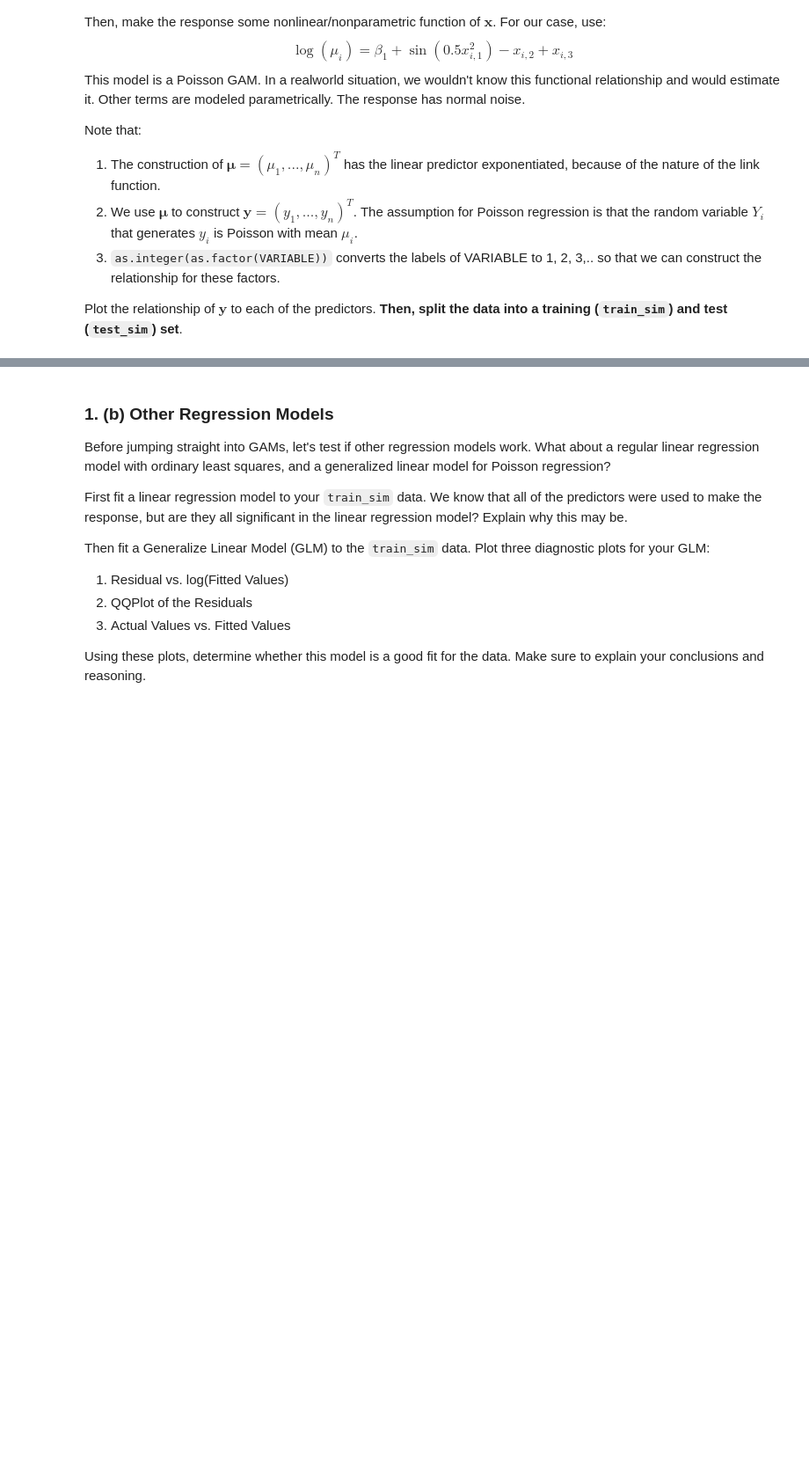
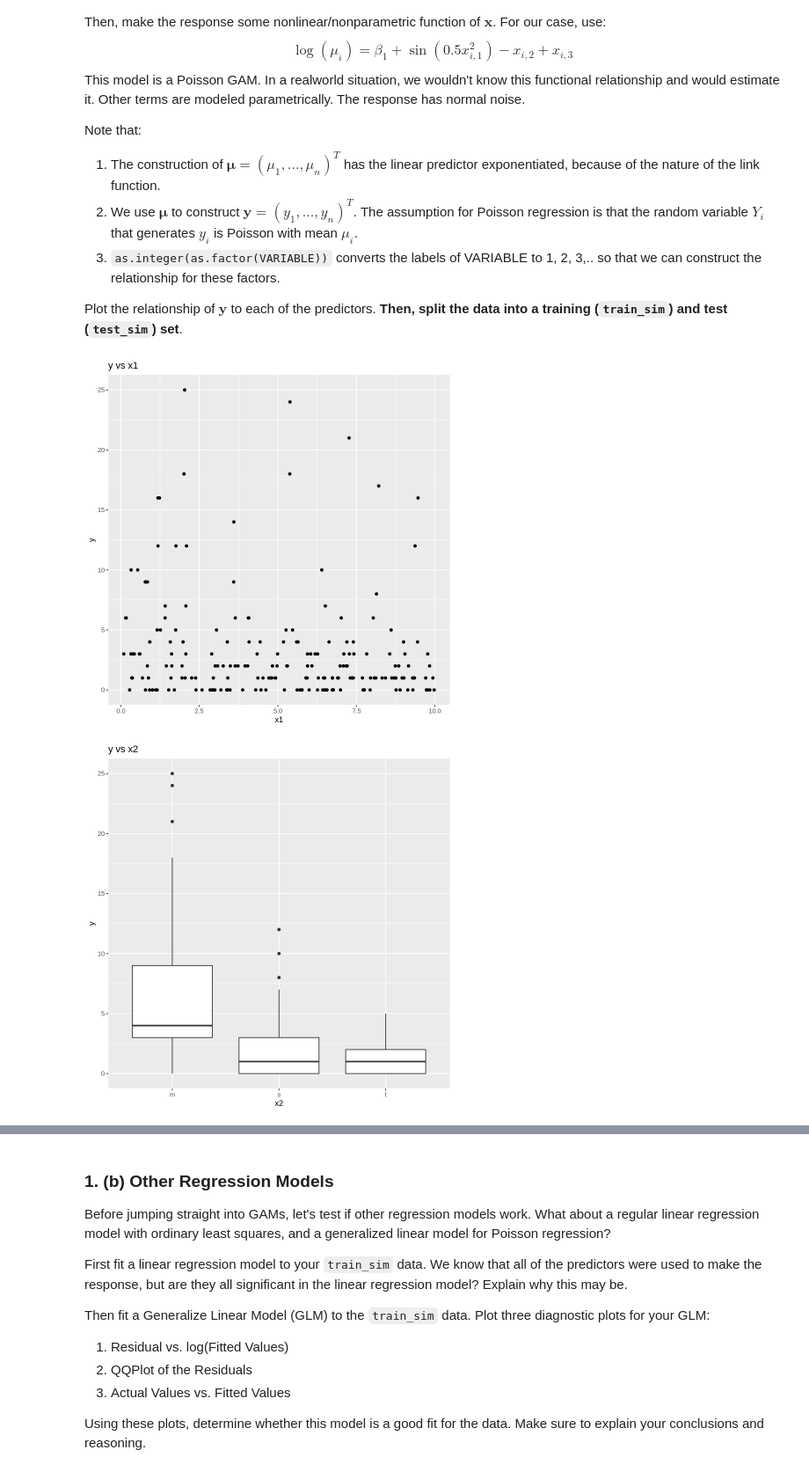
Before and after one commit to dennislamcv1/UniofColStatsModel, a Jupyter notebook: Generalized Linear Models/C3M4_Peer_Reviewed.ipynb, the cells around one changed output, grey strips where cells are left out. Shown at 88% size. Saved outputs shown, nothing was run; the diff lists cells and outputs as text; code cells hidden in the pictures; blank space fills up the shorter version.

```diff
--- a/Generalized Linear Models/C3M4_Peer_Reviewed.ipynb
+++ b/Generalized Linear Models/C3M4_Peer_Reviewed.ipynb
@@ -52,3 +48,27 @@ Plot the relationship of $\mathbf{y}$ to each of the predictors. **Then, split t
 set.seed(0112358)
 # n = number of data points
 n = 200
+# %%
+# Simulate predictors
+x1 <- runif(n, 0, 10) # Continuous predictor
+x2 <- as.factor(sample(c('s', 'm', 't'), n, replace = TRUE)) # Categorical with three levels
+x3 <- as.factor(sample(c(TRUE, FALSE), n, replace = TRUE)) # Categorical with two levels
+
+# Convert categorical variables to numeric for constructing the response
+x2_numeric <- as.integer(as.factor(x2))
+x3_numeric <- as.integer(as.factor(x3))
+
+# Construct the response variable
+mu <- exp(1 + sin(0.5 * x1^2) - x2_numeric + x3_numeric)
+y <- rpois(n, mu)
+
+# Combine into a data frame
+data_sim <- data.frame(x1, x2, x3, y)
+
+# Plot relationships
+ggplot(data_sim, aes(x = x1, y = y)) + geom_point() + ggtitle("y vs x1")
+ggplot(data_sim, aes(x = x2, y = y)) + geom_boxplot() + ggtitle("y vs x2")
+ggplot(data_sim, aes(x = x3, y = y)) + geom_boxplot() + ggtitle("y vs x3")
+# %% [output]
+[figure, added]
+[figure, added]
```
Also changed, not shown: parts of 20 cells of this notebook, 6 other files.
